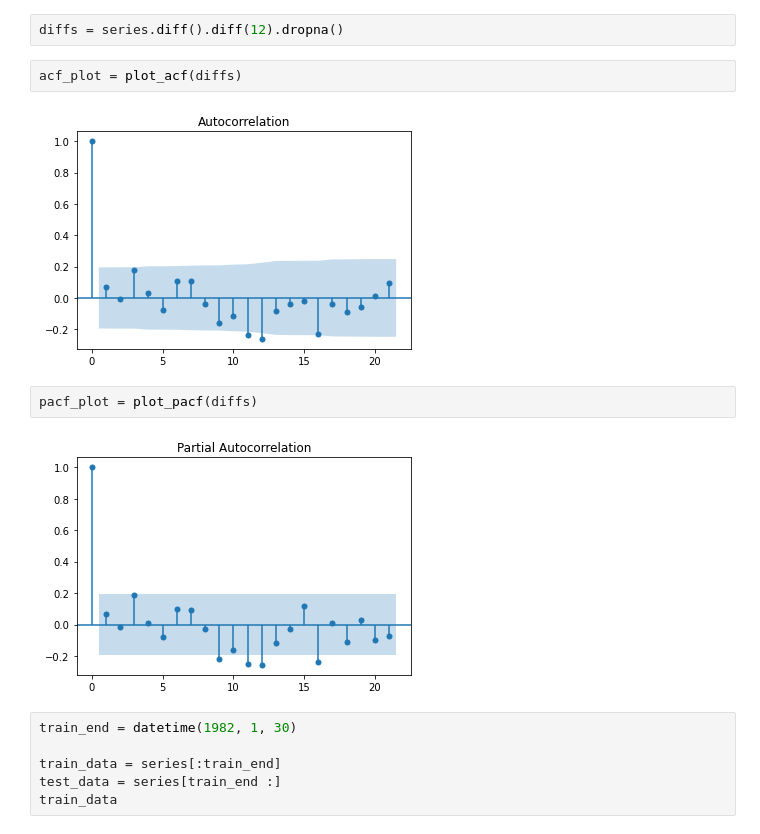
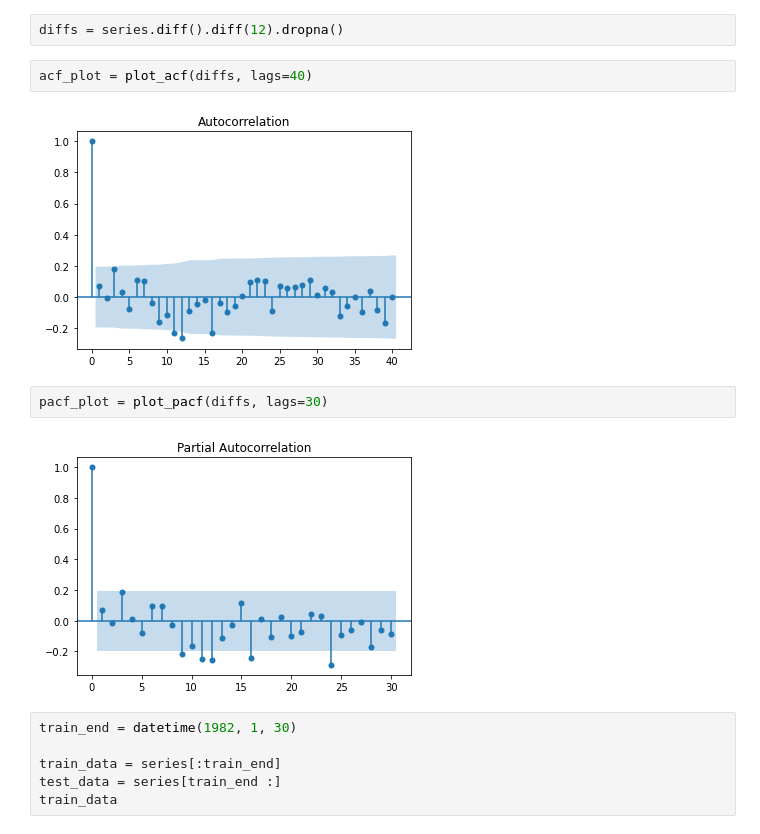
Before and after one commit to arjunc12/cmpinf2120-notebooks, a Jupyter notebook: Time-Series-Analysis/sarima.ipynb, the cells around one changed output. Saved outputs shown, nothing was run; the diff lists cells and outputs as text.

```diff
--- a/Time-Series-Analysis/sarima.ipynb
+++ b/Time-Series-Analysis/sarima.ipynb
@@ -39,13 +39,13 @@ series.diff().diff(12).dropna().plot()
 # %%
 diffs = series.diff().diff(12).dropna()
 # %%
-acf_plot = plot_acf(diffs)
+acf_plot = plot_acf(diffs, lags=40)
 # %% [output]
-[figure, old version]
+[figure, new version]
 # %%
-pacf_plot = plot_pacf(diffs)
+pacf_plot = plot_pacf(diffs, lags=30)
 # %% [output]
-[figure, old version]
+[figure, new version]
 # %%
 train_end = datetime(1982, 1, 30)
 
```
Also changed, not shown: parts of 3 cells of this notebook, 5 other files.
